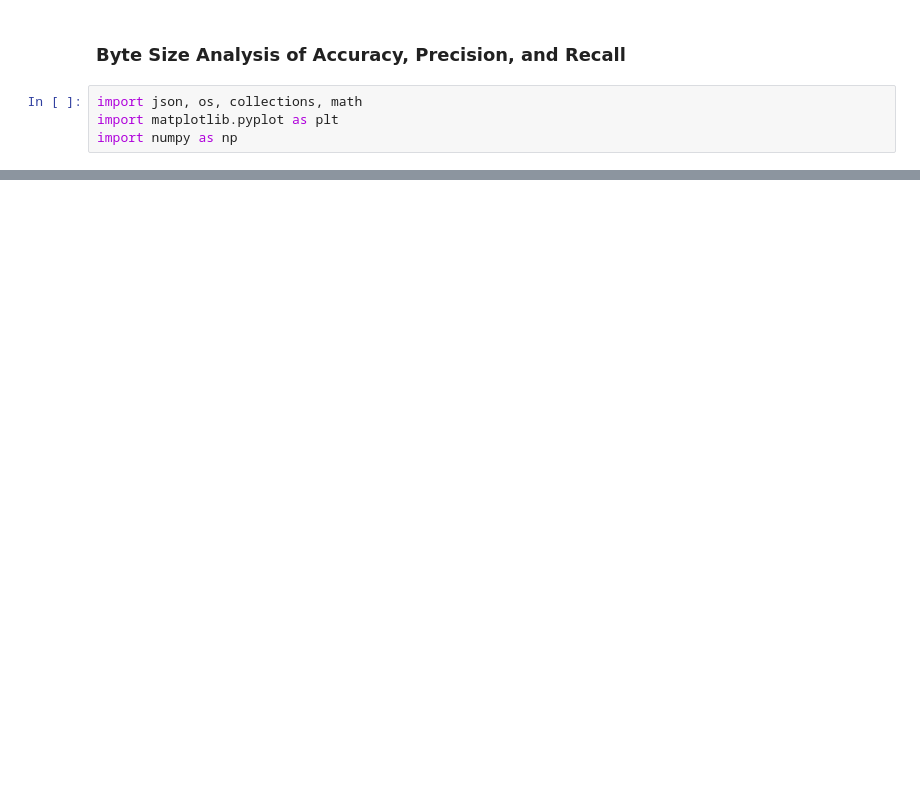
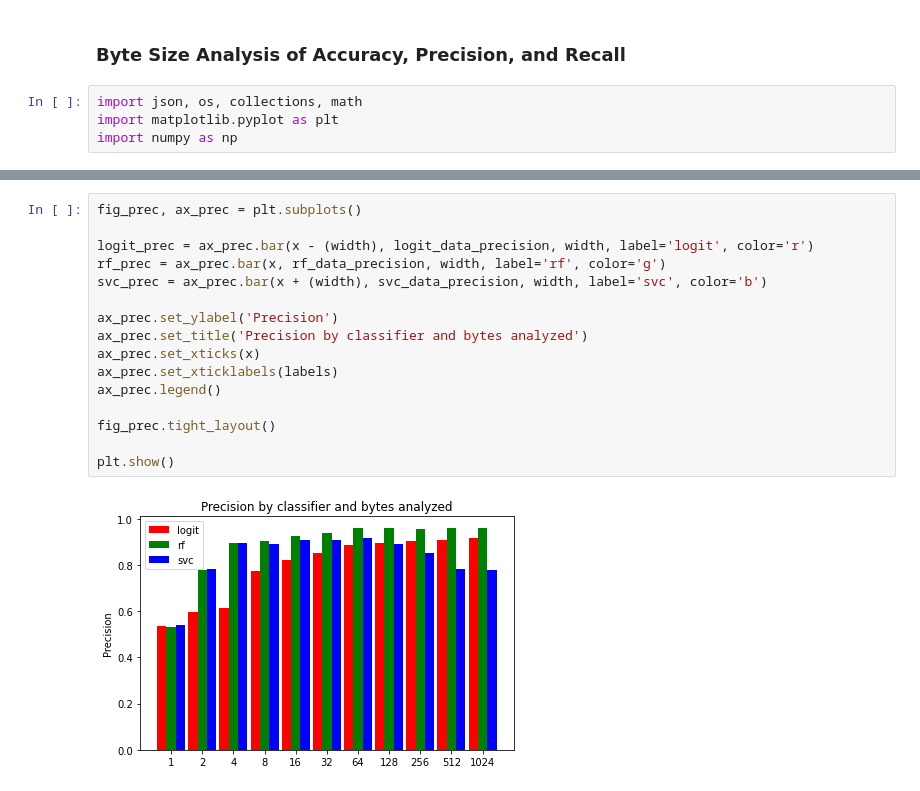
Before and after one commit to xtracthub/xtract-sampler, a Jupyter notebook: ByteSizePlotting.ipynb, the cells around one changed output, grey strips where cells are left out. Saved outputs shown, nothing was run; the diff lists cells and outputs as text; blank space fills up the shorter version.

```diff
--- a/ByteSizePlotting.ipynb
+++ b/ByteSizePlotting.ipynb
@@ -42,0 +94,18 @@ logit_data = []
+# %%
+fig_prec, ax_prec = plt.subplots()
+
+logit_prec = ax_prec.bar(x - (width), logit_data_precision, width, label='logit', color='r')
+rf_prec = ax_prec.bar(x, rf_data_precision, width, label='rf', color='g')
+svc_prec = ax_prec.bar(x + (width), svc_data_precision, width, label='svc', color='b')
+
+ax_prec.set_ylabel('Precision')
+ax_prec.set_title('Precision by classifier and bytes analyzed')
+ax_prec.set_xticks(x)
+ax_prec.set_xticklabels(labels)
+ax_prec.legend()
+
+fig_prec.tight_layout()
+
+plt.show()
+# %% [output]
+[figure, added]
```
Also changed, not shown: parts of 5 cells of this notebook, 4 other files.
